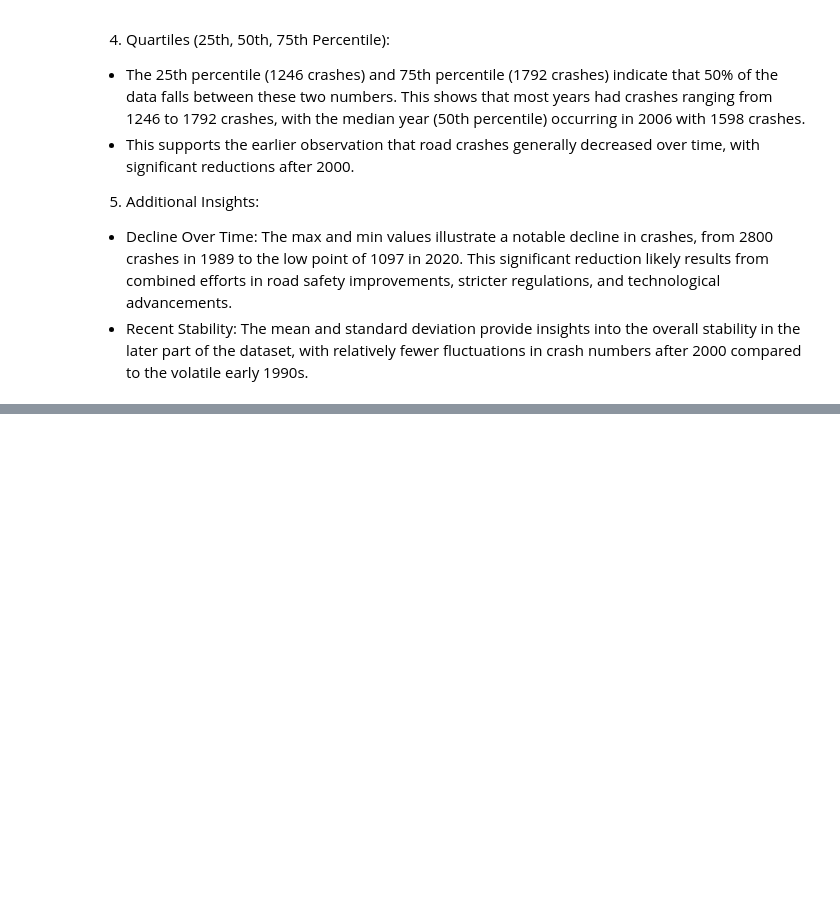
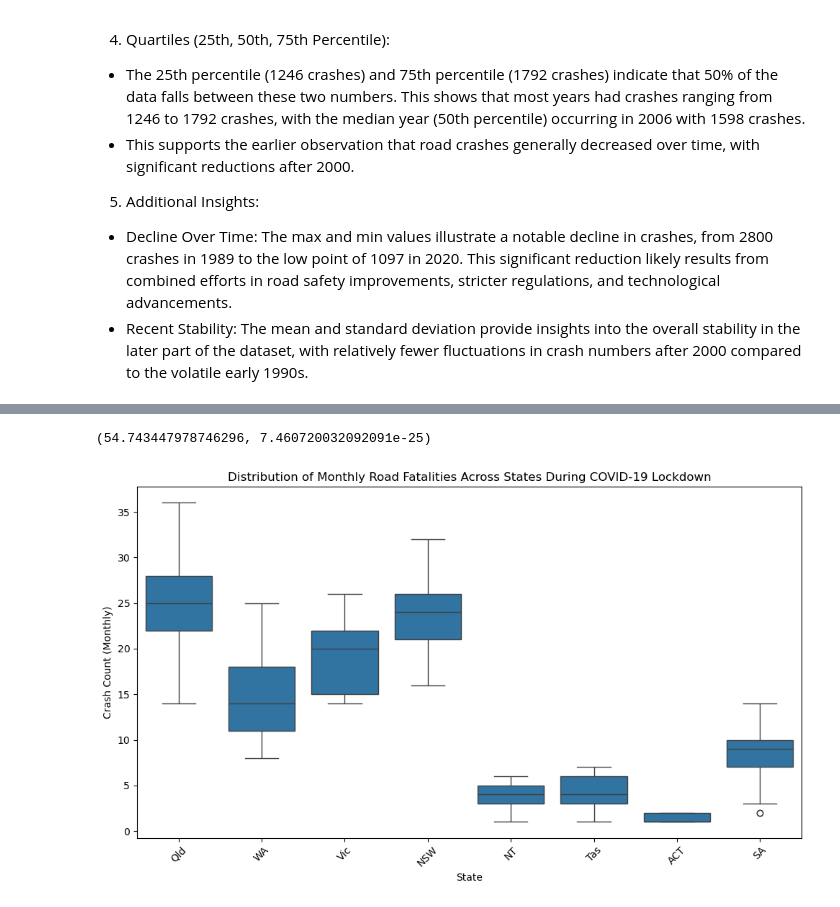
Before and after one commit to Yukitoshi12345/Australia-Road-Fatality, a Jupyter notebook: main.ipynb, the cells around one changed output, grey strips where cells are left out. Cells and saved outputs as stored; diff of their text form; code cells hidden in the pictures; blank space fills up the shorter version.

Commit message:
ANOVA

```diff
--- a/main.ipynb
+++ b/main.ipynb
@@ -177,0 +180,4 @@ Key Statistics:
+# %%
+# Assuming 'df_fatalities_clean' is your cleaned DataFrame
+covid_lockdown_data = df_fatalities_clean[(df_fatalities_clean['Year'] == 2020) & (df_fatalities_clean['Month'] >= 3) |
+                                 (df_fatalities_clean['Year'] == 2021) & (df_fatalities_clean['Month'] <= 12)]
@@ -177,0 +200,34 @@ Key Statistics:
+# %%
+# Create a new column 'Crash Count' without modifying the original dataframe directly
+covid_lockdown_data = covid_lockdown_data.copy()
+
+# Group data by State, Month, and Year for the ANOVA test
+covid_lockdown_data['Crash Count'] = covid_lockdown_data.groupby(['State', 'Month', 'Year'])['Crash Type'].transform('count')
+
+# Pivot the data for ANOVA analysis to have states as groups
+anova_data_lockdown = covid_lockdown_data.pivot_table(values='Crash Count', index=['Month', 'Year'], columns='State')
+
+# Drop any states with missing data for proper analysis
+anova_data_lockdown_clean = anova_data_lockdown.dropna(axis=1, how='any')
+
+# Perform one-way ANOVA across states
+f_value_lockdown, p_value_lockdown = st.f_oneway(*[anova_data_lockdown_clean[state].values for state in anova_data_lockdown_clean.columns])
+
+f_value_lockdown, p_value_lockdown
+# %% [output]
+(54.743447978746296, 7.460720032092091e-25)
+# %%
+# Set up the visualisations for monthly road fatalities across states
+# We will create box plots, time series plots, bar charts, and heatmaps
+
+# Box plot for distribution of monthly road fatalities across states
+plt.figure(figsize=(10, 6))
+sns.boxplot(x='State', y='Crash Count', data=covid_lockdown_data)
+plt.title('Distribution of Monthly Road Fatalities Across States During COVID-19 Lockdown')
+plt.xlabel('State')
+plt.ylabel('Crash Count (Monthly)')
+plt.xticks(rotation=45)
+plt.tight_layout()
+plt.show()
+# %% [output]
+[figure, added]
```
Also changed, not shown: parts of 3 cells of this notebook, 5 other files.
